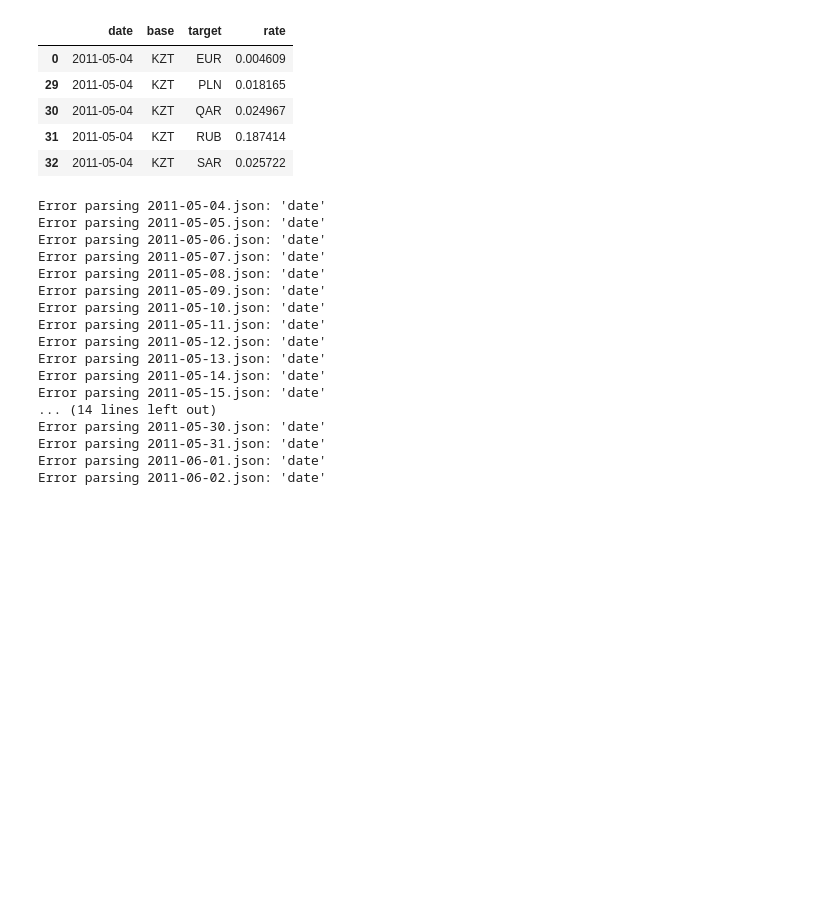
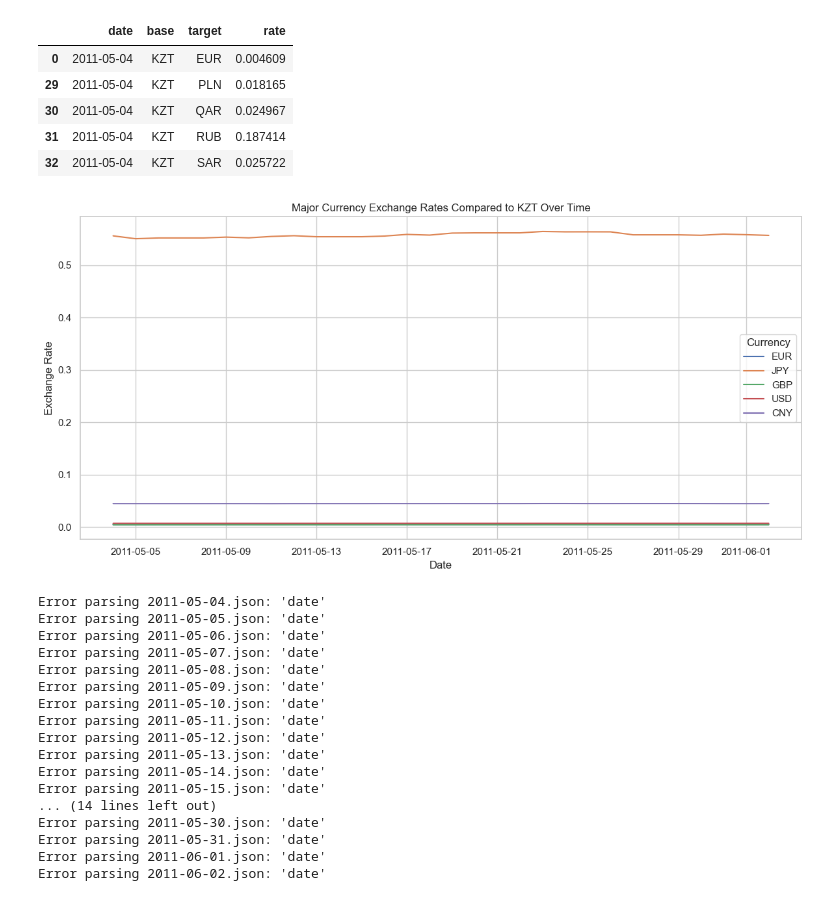
Before and after one commit to CoreeJoseph/ete4990-s25-homeworkfolder-ClassTemplte, a Jupyter notebook: Take home final/quest_2.ipynb, the cells around one changed output. Drawn from its saved outputs; the diff is of its cells as text; code cells hidden in the pictures; blank space fills up the shorter version.

Commit message:
line plotting data

```diff
--- a/Take home final/quest_2.ipynb
+++ b/Take home final/quest_2.ipynb
@@ -17,6 +17,10 @@ from datetime import datetime
 data_folder = "data/KZT"
 all_data = []
 #loading in all the data from data file from quest 1
+# %%
+#this was from ai
+sns.set(style="whitegrid")
+plt.rcParams["figure.figsize"] = (12, 6)
 # %%
 for filename in os.listdir(data_folder):
     if filename.endswith(".json"):
@@ -50,6 +54,16 @@ df.head()
 # %%
 major_currencies = ["USD", "EUR", "GBP", "JPY", "CNY"]
 df_major = df[df["target"].isin(major_currencies)]
+# %%
+sns.lineplot(data=df_major, x = "date", y = "rate", hue = "target")
+plt.title("Major Currency Exchange Rates Compared to KZT Over Time")
+plt.xlabel("Date")
+plt.ylabel("Exchange Rate")
+plt.legend(title = "Currency")
+plt.tight_layout()
+plt.show()
+# %% [output]
+[figure, added]
 # %%
 #all_data = load_data(base_currency)
 #all_data["date"] = pd.to_datetime(all_data["date"])
```
